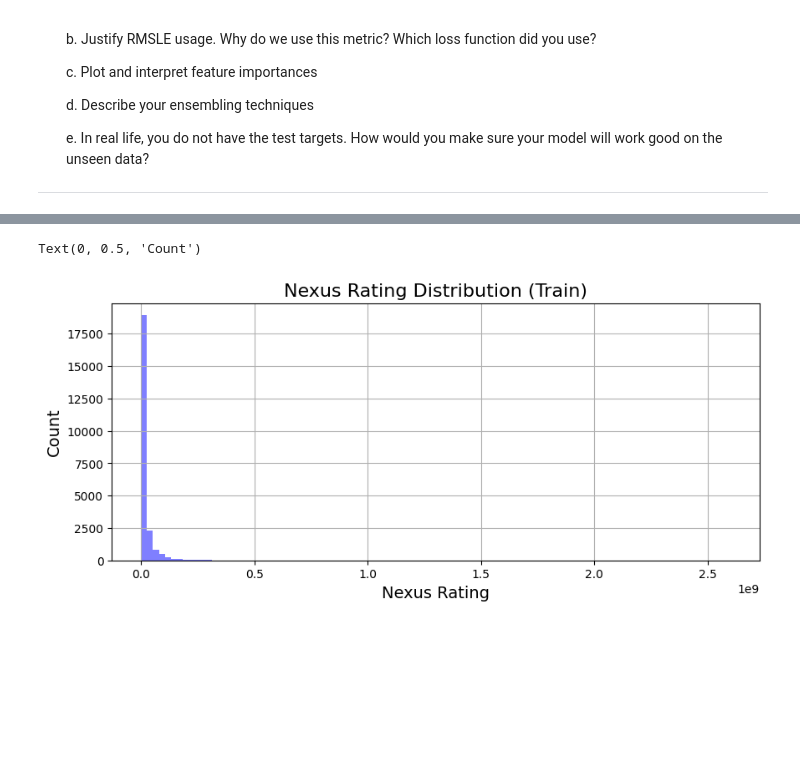
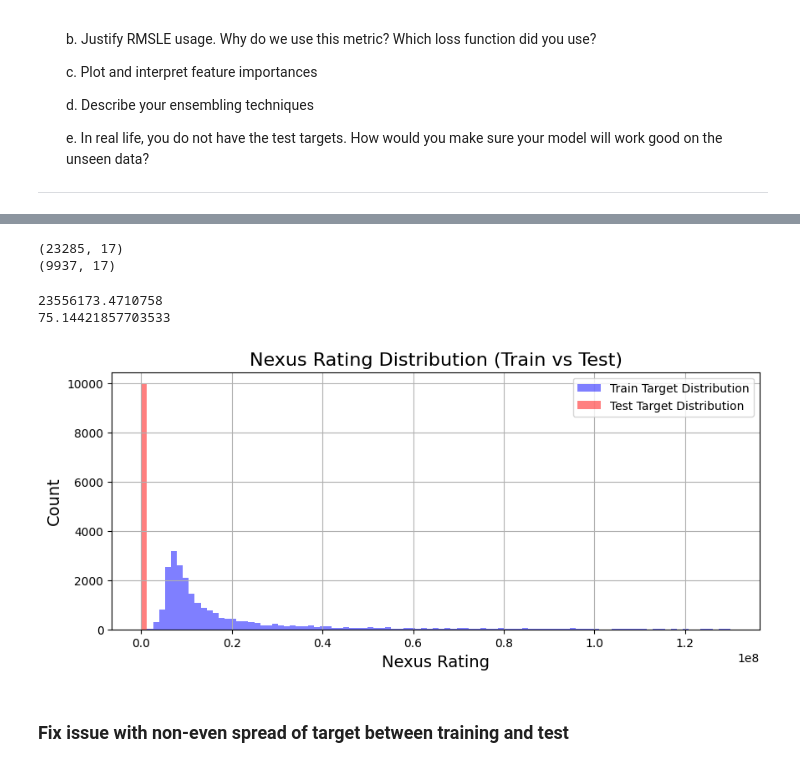
Before and after one commit to flippi321/TDT4172-Introduction-to-Machine-Learning, a Jupyter notebook: Assignment 1/Chapter_1.ipynb, the cells around one changed output, grey strips where cells are left out. Cells and saved outputs as stored; diff of their text form; code cells hidden in the pictures; blank space fills up the shorter version.

```diff
--- a/Assignment 1/Chapter_1.ipynb
+++ b/Assignment 1/Chapter_1.ipynb
@@ -460,9 +398,37 @@ array([[<Axes: title={'center': 'ownership_type'}>,
+# %%
+print(train.shape)
+print(test.shape)
+# %% [output]
+(23285, 17)
+(9937, 17)
 # %%
 fig, ax = plt.subplots(1, 1, figsize=(10, 4))
-train['nexus_rating'].hist(bins=100, ax=ax, color='blue', alpha=0.5, label='Train Target Distributuon')
-ax.set_title('Nexus Rating Distribution (Train)', fontsize=16)
+
+train_target = train['nexus_rating']
+test_target = test['nexus_rating']
+
+# Define shared bins
+bins = np.linspace(
+    min(train_target.min(), test_target.min()),
+    max(train_target.max(), test_target.max()) / 20,
+    100
+)
+
+# Plot both on same axis
+train_target.hist(bins=bins, ax=ax, color='blue', alpha=0.5, label='Train Target Distribution')
+test_target.hist(bins=bins, ax=ax, color='red', alpha=0.5, label='Test Target Distribution')
+
+print(np.mean(train_target))
+print(np.mean(test_target))
+
+# Titles and labels
+ax.set_title('Nexus Rating Distribution (Train vs Test)', fontsize=16)
 ax.set_xlabel('Nexus Rating', fontsize=14)
 ax.set_ylabel('Count', fontsize=14)
+ax.legend()
+
+plt.show()
 # %% [output]
-Text(0, 0.5, 'Count')
+23556173.4710758
+75.14421857703533
-[figure, old version]
+[figure, new version]
@@ -474,0 +435,2 @@ def rmsle(y_true, y_pred):
+# %% [markdown]
+### Fix issue with non-even spread of target between training and test
```
Also changed, not shown: parts of 10 cells of this notebook.
